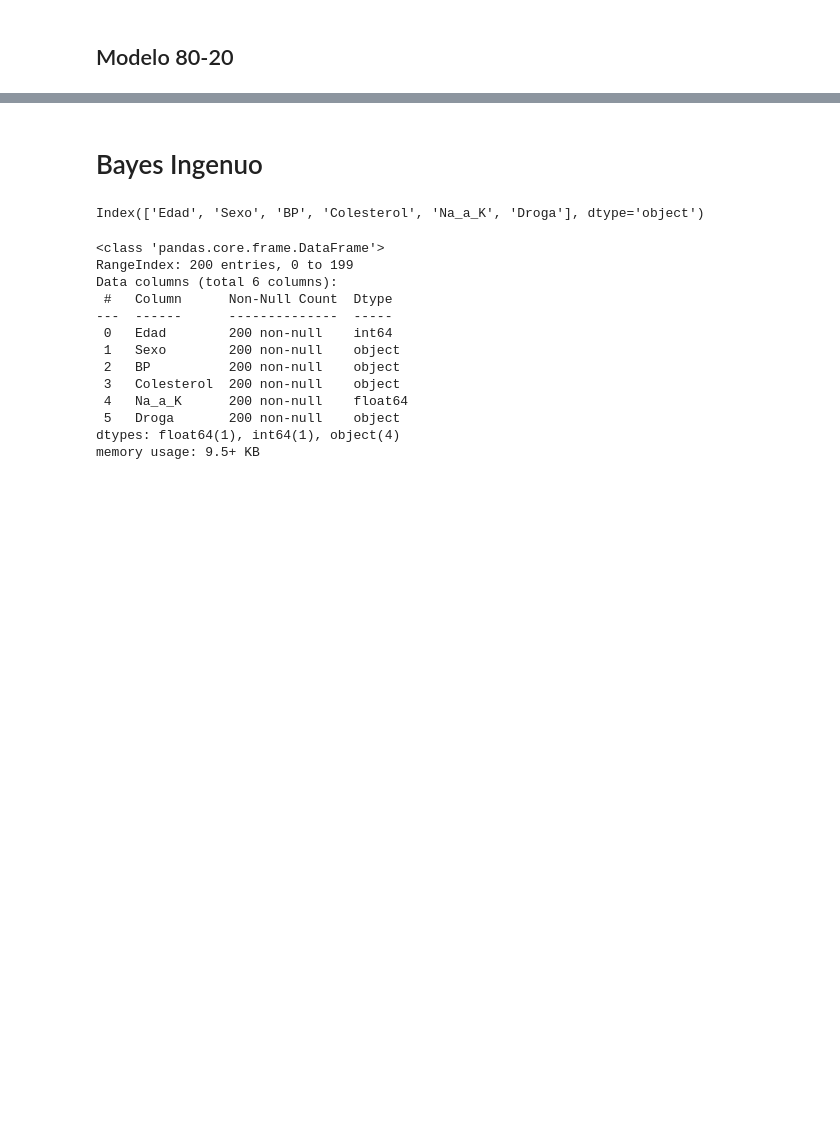
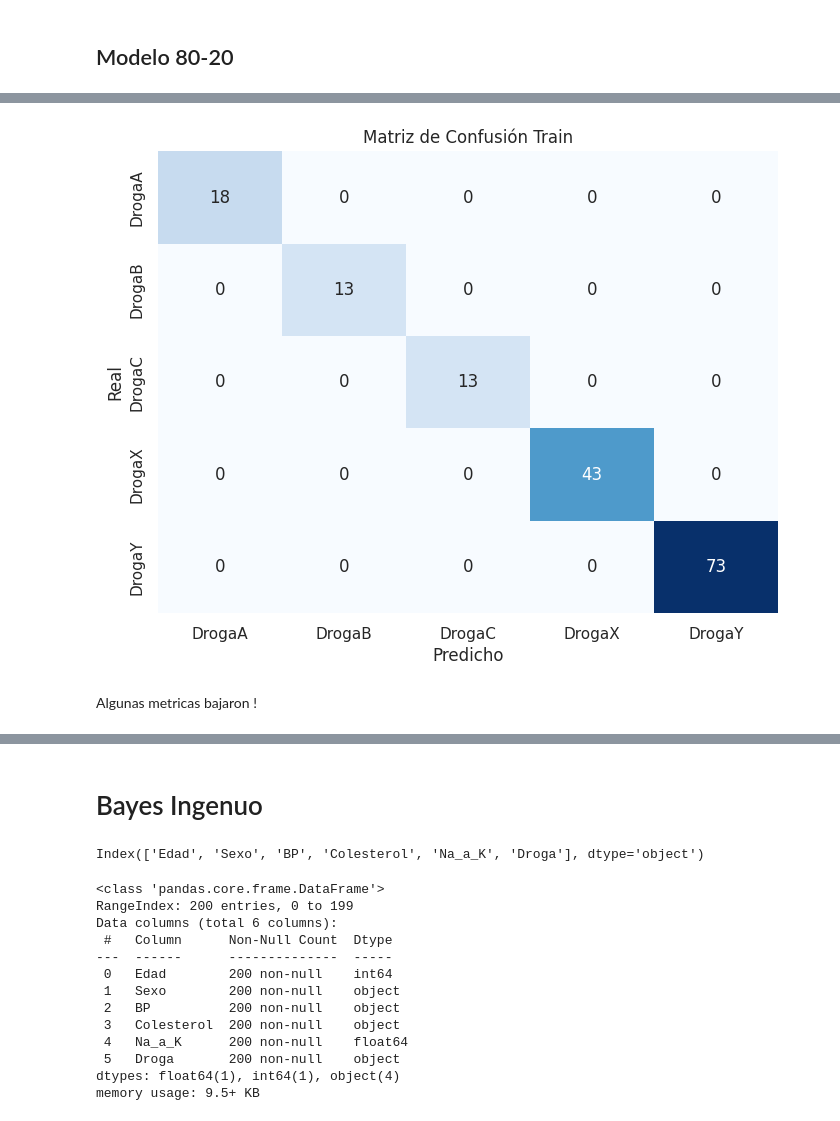
Before and after one commit to GenaCanciani/TP2-Mineria, a Jupyter notebook: tp2.ipynb, the cells around one changed output, grey strips where cells are left out. Drawn from its saved outputs; the diff is of its cells as text; code cells hidden in the pictures; blank space fills up the shorter version.

Commit message:
Implementacion 80-20 Decision tree classifier

```diff
--- a/tp2.ipynb
+++ b/tp2.ipynb
@@ -673,0 +699,17 @@ plt.show()
+# %%
+y_train_encoded2 = le.fit_transform(y_train_80)
+y_test_encoded2 = le.transform(y_test_20)
+# %%
+grid_search2 = GridSearchCV(estimator=dtr_80, param_grid=param_grid_80, cv=5,
+                           scoring='f1_weighted', verbose=1, n_jobs=-1)
+
+# Entrenar en los datos de entrenamiento
+grid_search2.fit(X_train_80, y_train_encoded2)
+
+# --- Paso 3: Obtener el Mejor Modelo y Predecir ---
+print(f"Mejores parámetros encontrados: {grid_search2.best_params_}")
+best_tree = grid_search2.best_estimator_
+
+# Realizar predicciones sobre el conjunto de test
+y_pred_20_test = best_tree.predict(X_test_20)
+y_pred_80_train = best_tree.predict(X_train_80)
@@ -673,0 +719,4 @@ plt.show()
+# %%
+# Generar matrices de confusión.
+confusion_80_train = confusion_matrix(y_train_encoded2,y_pred_80_train)
+confusion_20_test = confusion_matrix(y_test_encoded2,y_pred_20_test)
@@ -673,0 +738,21 @@ plt.show()
+# %%
+plt.figure(figsize=(8, 6))
+
+sns.heatmap(
+    confusion_80_train,
+    annot=True,
+    fmt='d',
+    cmap='Blues',
+    cbar=False,
+    xticklabels=nombres_drogas,
+    yticklabels=nombres_drogas
+)
+
+plt.xlabel('Predicho')
+plt.ylabel('Real')
+plt.title('Matriz de Confusión Train')
+plt.show()
+# %% [output]
+[figure, added]
+# %% [markdown]
+Algunas metricas bajaron !
```
Also changed, not shown: parts of 31 cells of this notebook.
